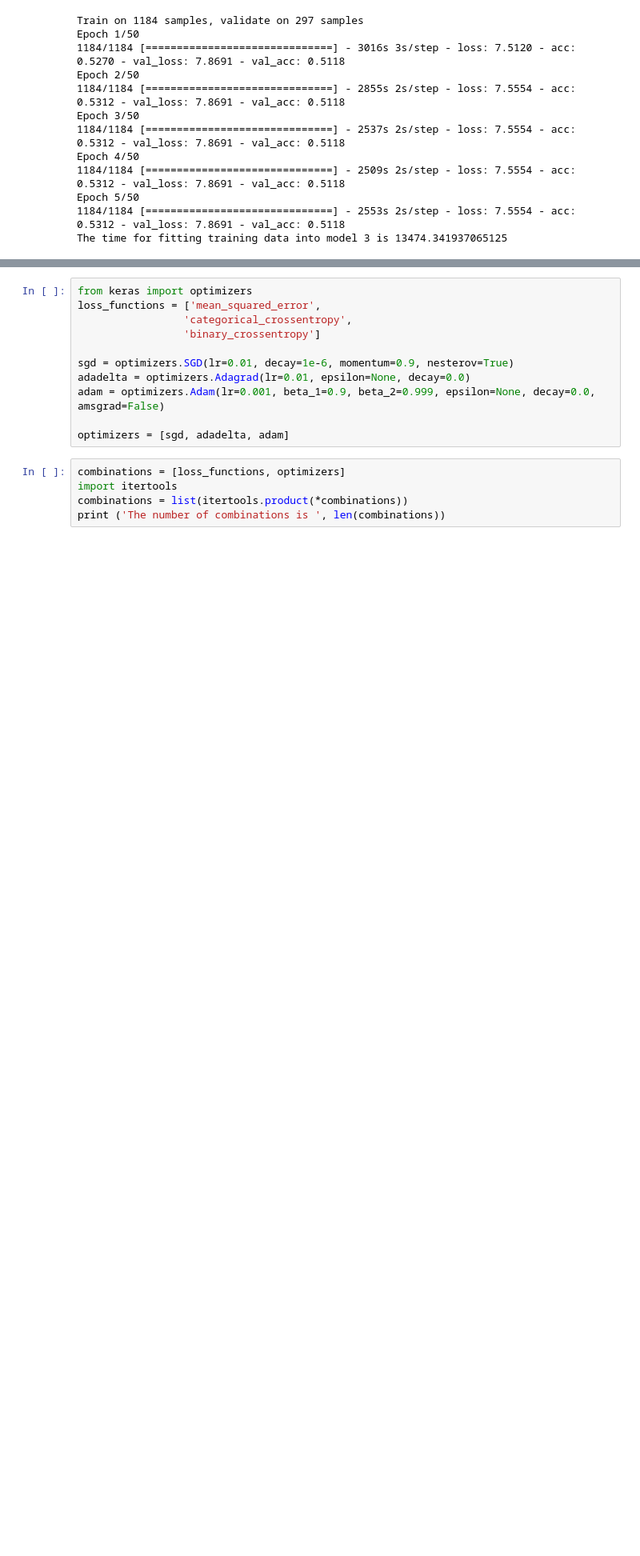
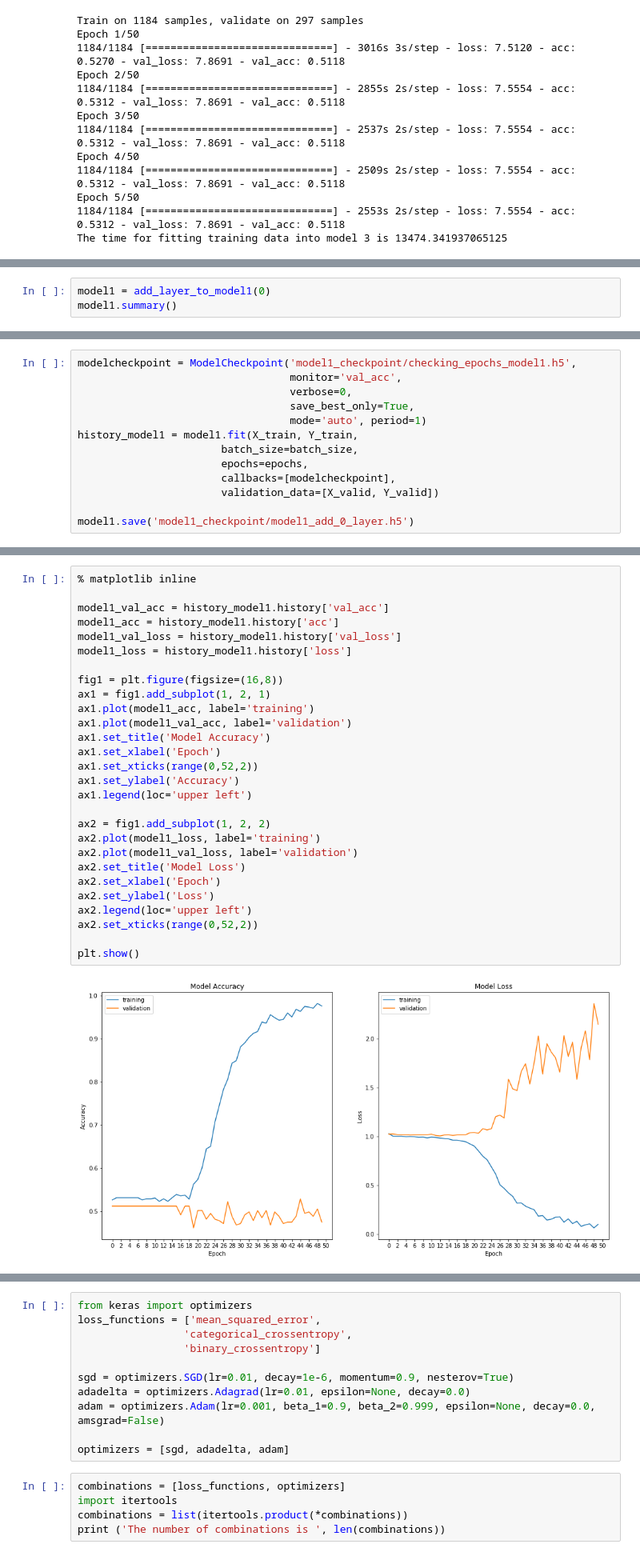
Before and after one commit to HuongIvyNguyen/springboard_datascience, a Jupyter notebook: Capstone_Project1/Capstone1_Model_Selection.ipynb, the cells around one changed output, grey strips where cells are left out. Shown: that part at 80% size. Saved outputs shown, nothing was run; the diff lists cells and outputs as text; blank space fills up the shorter version.

```diff
--- a/Capstone_Project1/Capstone1_Model_Selection.ipynb
+++ b/Capstone_Project1/Capstone1_Model_Selection.ipynb
@@ -278,0 +338,3 @@ The time for fitting training data into model 3 is 13474.341937065125
+# %%
+model1 = add_layer_to_model1(0)
+model1.summary()
@@ -278,0 +359,13 @@ The time for fitting training data into model 3 is 13474.341937065125
+# %%
+modelcheckpoint = ModelCheckpoint('model1_checkpoint/checking_epochs_model1.h5',
+                                  monitor='val_acc',
+                                  verbose=0,
+                                  save_best_only=True,
+                                  mode='auto', period=1)
+history_model1 = model1.fit(X_train, Y_train,
+                       batch_size=batch_size,
+                       epochs=epochs,
+                       callbacks=[modelcheckpoint],
+                       validation_data=[X_valid, Y_valid])
+
+model1.save('model1_checkpoint/model1_add_0_layer.h5')
@@ -278,0 +390,30 @@ The time for fitting training data into model 3 is 13474.341937065125
+# %%
+% matplotlib inline
+
+model1_val_acc = history_model1.history['val_acc']
+model1_acc = history_model1.history['acc']
+model1_val_loss = history_model1.history['val_loss']
+model1_loss = history_model1.history['loss']
+
+fig1 = plt.figure(figsize=(16,8))
+ax1 = fig1.add_subplot(1, 2, 1)
+ax1.plot(model1_acc, label='training')
+ax1.plot(model1_val_acc, label='validation')
+ax1.set_title('Model Accuracy')
+ax1.set_xlabel('Epoch')
+ax1.set_xticks(range(0,52,2))
+ax1.set_ylabel('Accuracy')
+ax1.legend(loc='upper left')
+
+ax2 = fig1.add_subplot(1, 2, 2)
+ax2.plot(model1_loss, label='training')
+ax2.plot(model1_val_loss, label='validation')
+ax2.set_title('Model Loss')
+ax2.set_xlabel('Epoch')
+ax2.set_ylabel('Loss')
+ax2.legend(loc='upper left')
+ax2.set_xticks(range(0,52,2))
+
+plt.show()
+# %% [output]
+[figure, added]
```
Also changed, not shown: parts of 49 cells of this notebook.
